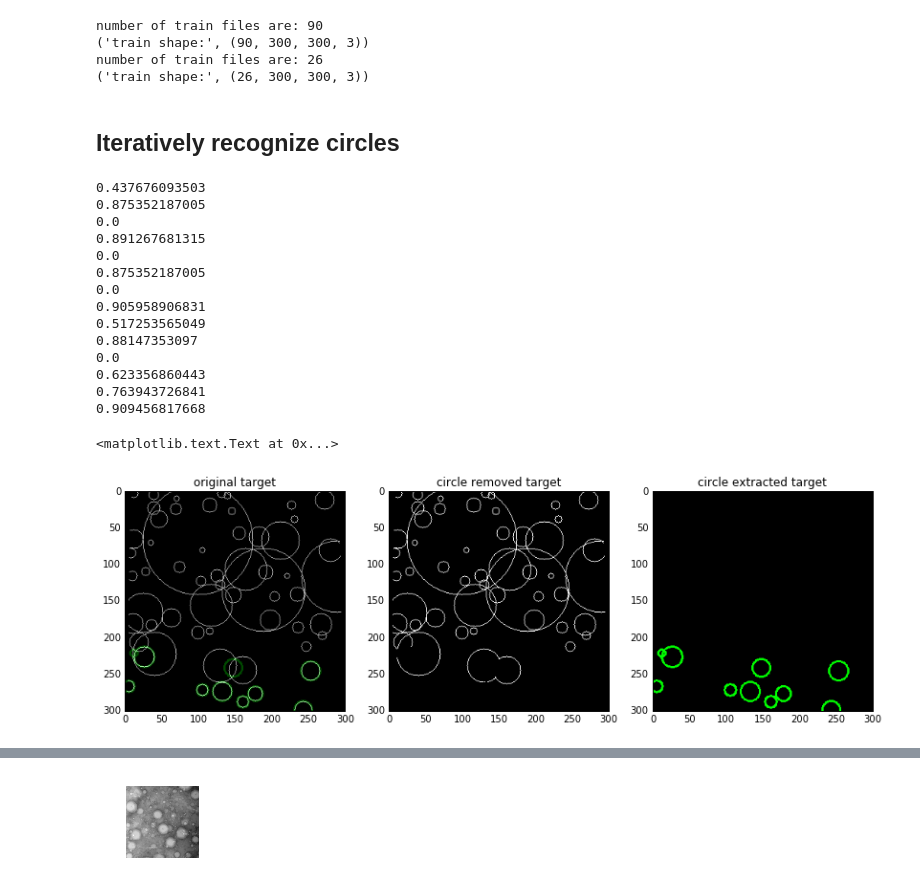
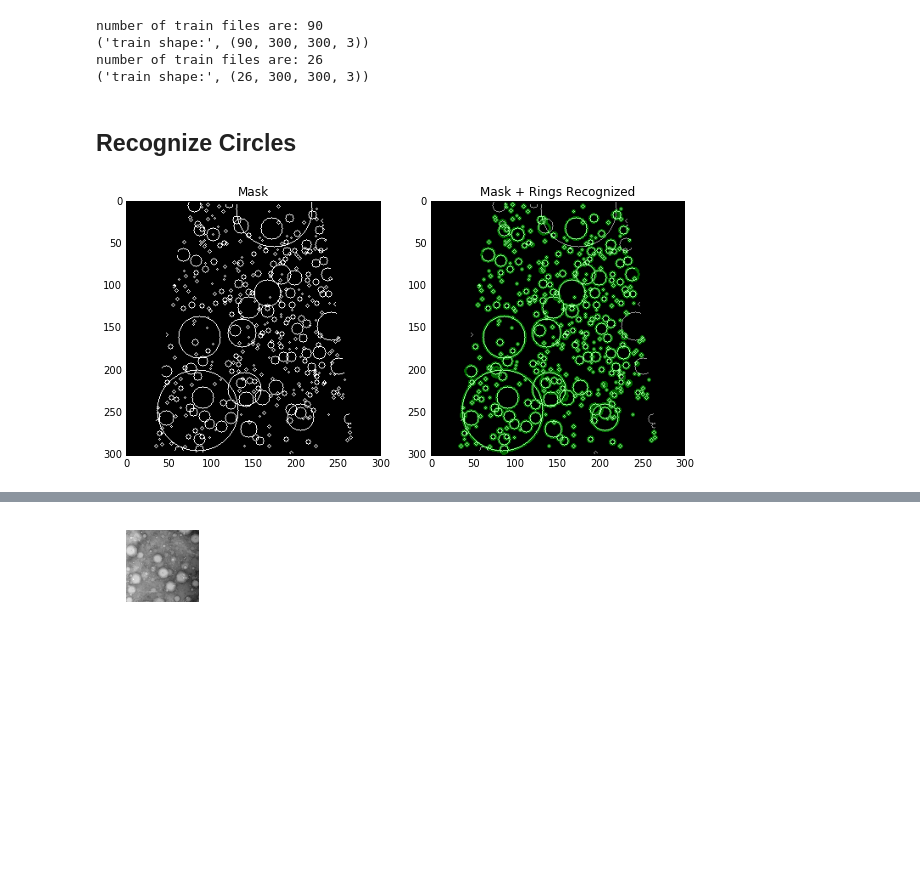
Before and after one commit to silburt/moon-craters, a Jupyter notebook: Hough_Circles.ipynb, the cells around one changed output, grey strips where cells are left out. Cells and saved outputs as stored; diff of their text form; code cells hidden in the pictures; blank space fills up the shorter version.

Commit message:
hough circles working

```diff
--- a/Hough_Circles.ipynb
+++ b/Hough_Circles.ipynb
@@ -66,64 +66,39 @@ number of train files are: 90
 ('train shape:', (90, 300, 300, 3))
 number of train files are: 26
 ('train shape:', (26, 300, 300, 3))
-# %% [markdown]
-## Iteratively recognize circles
+# %% [markdown]
+## Recognize Circles
 # %%
+#working best!
 #https://stackoverflow.com/questions/7587490/converting-numpy-array-to-opencv-array
 #https://stackoverflow.com/questions/8647024/how-to-apply-a-disc-shaped-mask-to-a-numpy-array
 
-img_i=0
+img_i=1
 t = train_target[img_i].copy()
 t = t.astype(np.uint8)                      #findcontours and Canny only take uint8.
 imgshape = t.shape[0]
 
-r_iter = [2,15,50]                #iterate over radii scales - need to fine tune
+#hyperparameters
+thresh = 2.5         #2-3 seems to work well
+
 center, radius = [], []
 cimg = cv2.cvtColor(t, cv2.COLOR_GRAY2BGR)
+image, contours, hierarchy = cv2.findContours(t, cv2.RETR_LIST, cv2.CHAIN_APPROX_NONE)
+for cnt in contours:
+    (x,y),r = cv2.minEnclosingCircle(cnt)
+    x,y,r = int(round(x)), int(round(y)), int(round(r))       #center/radius of circle
+    yy,xx = np.ogrid[-y:imgshape-y, -x:imgshape-x]            #locate centroid of ring in image
+    mask_ring = np.abs(yy*yy + xx*xx - r*r) <= 3*r            #create a ring mask
+    if np.abs(np.sum(t[mask_ring]) - 2*np.pi*r)/r < thresh:   #check if ring mask corresponds to real ring in image
+        cv2.circle(cimg,(x,y),r,(0,255,0),thickness=2)        #draw circle
+        center.append((x,y)); radius.append(r)
 
-count = 0
-
-for i in range(1):
-    #edge_detected_image = cv2.Canny(cimg, 75, 200)
-    image, contours, hierarchy = cv2.findContours(t, cv2.RETR_LIST, cv2.CHAIN_APPROX_NONE)
-    for cnt in contours:
-        (x,y),r = cv2.minEnclosingCircle(cnt)
-        x,y,r = int(x), int(y), int(r) #center and radius of circle
-        if (r > r_iter[i]) and (r < r_iter[i+1]):
-            yy,xx = np.ogrid[-y:imgshape-y, -x:imgshape-x]
-            mask = yy*yy + xx*xx - r*r <= 1
-            print np.sum(t[mask])/(2*np.pi*r)
-            count += 1
-
-            t[mask] = 0
-            cv2.circle(cimg,(x,y),r,(0,255,0),thickness=2)
-            #cv2.circle(cimg,cen,2,(0,0,255),thickness=3)
-            center.append((x,y)); radius.append(r)
-            if count > 13:
-                break
-
-f, (ax1, ax2, ax3) = plt.subplots(1,3, figsize=[14, 8])
+f, (ax1, ax2) = plt.subplots(1,2, figsize=[10, 8])
 ax1.imshow(train_target[img_i], origin='upper', cmap="Greys_r")
-ax1.imshow(cimg, origin='upper', cmap="Greys_r",alpha=0.3)
-ax1.set_title("original target")
-ax2.imshow(t, origin='upper', cmap="Greys_r")
-ax2.set_title("circle removed target")
-ax3.imshow(cimg, origin='upper', cmap="Greys_r")
-ax3.set_title("circle extracted target")
+ax1.set_title("Mask")
+ax2.imshow(train_target[img_i], origin='upper', cmap="Greys_r")
+ax2.imshow(cimg, origin='upper', cmap="Greys_r",alpha=0.4)
+ax2.set_title("Mask + Rings Recognized")
+plt.savefig("output_dir/images/circle_recog%d.png"%img_i)
 # %% [output]
-0.437676093503
-0.875352187005
-0.0
-0.891267681315
-0.0
-0.875352187005
-0.0
-0.905958906831
-0.517253565049
-0.88147353097
-0.0
-0.623356860443
-0.763943726841
-0.909456817668
-<matplotlib.text.Text at 0x...>
-[figure, old version]
+[figure, new version]
```
Also changed, not shown: parts of 8 cells of this notebook.
